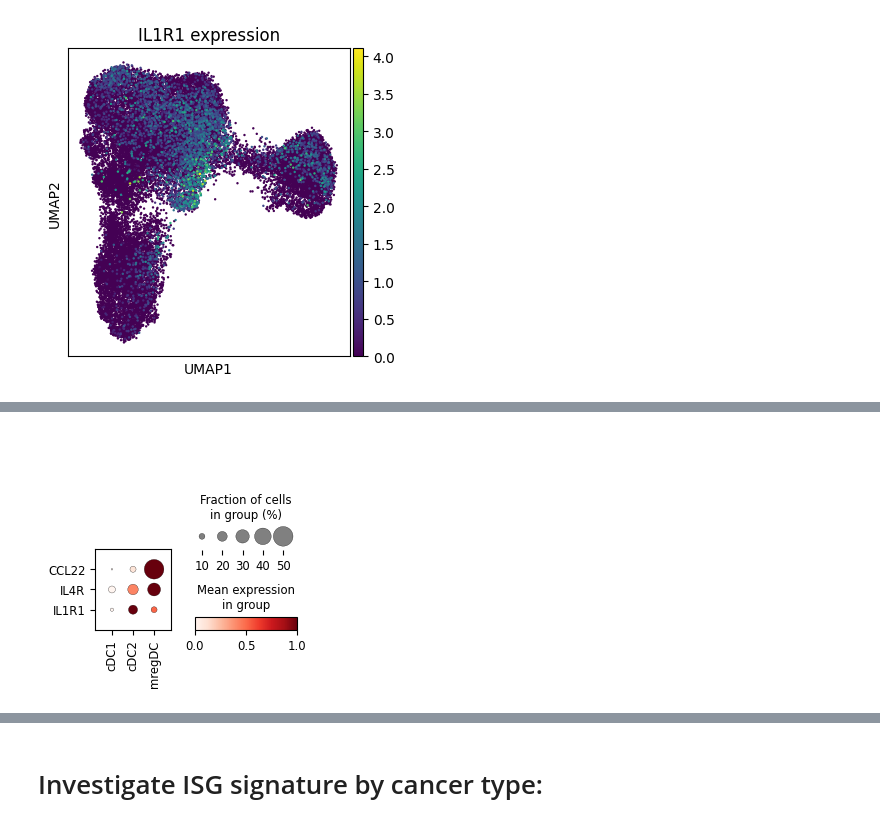
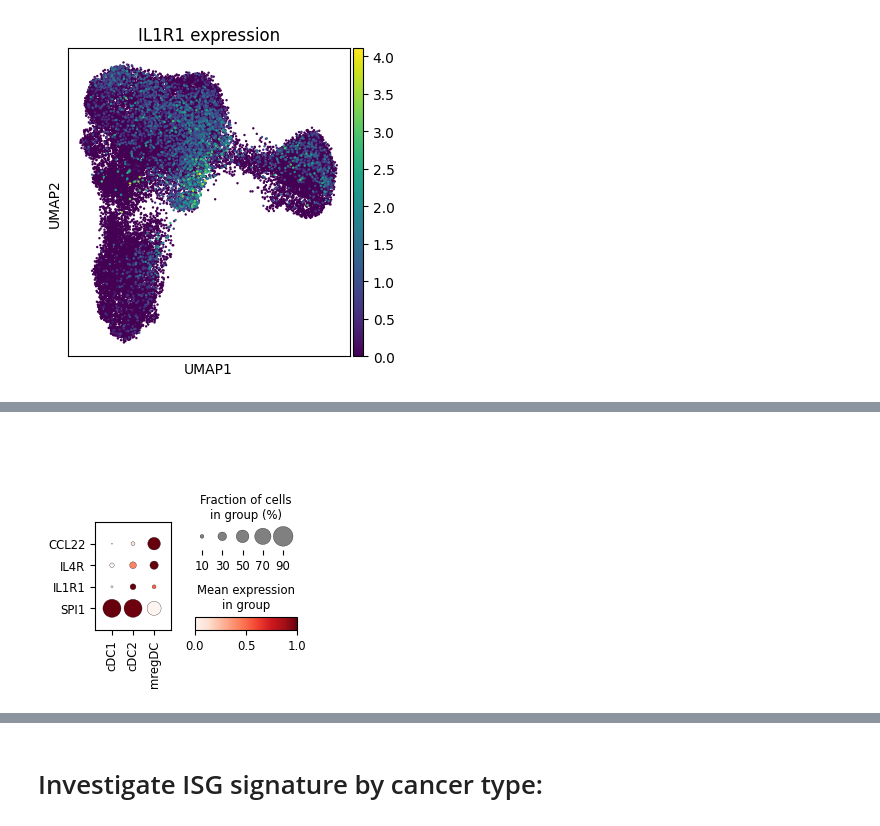
Before and after one commit to tuonglab/Nikita-project, a Jupyter notebook: notebooks/06_Atlas_generation_visualise/2025-09-04_DC_only_bbknn_CCL22.ipynb, the cells around one changed output, grey strips where cells are left out. Drawn from its saved outputs; the diff is of its cells as text; code cells hidden in the pictures.

```diff
--- a/notebooks/06_Atlas_generation_visualise/2025-09-04_DC_only_bbknn_CCL22.ipynb
+++ b/notebooks/06_Atlas_generation_visualise/2025-09-04_DC_only_bbknn_CCL22.ipynb
@@ -87,7 +96,7 @@ with plt.rc_context({"figure.figsize": (4, 4)}):
 # %%
-sc.pl.dotplot(data, ["CCL22","IL4R","IL1R1"], groupby="NR_annotations_simple", standard_scale="var", swap_axes=True)
+sc.pl.dotplot(data, ["CCL22","IL4R","IL1R1","SPI1"], groupby="NR_annotations_simple", standard_scale="var", swap_axes=True)
 # %% [output]
-[figure, old version]
+[figure, new version]
 # %%
 # Subset to only primary tumours
 data_OC = data[data.obs["cancer_with_H"].isin(["HGSOC"])]
```
Also changed, not shown: parts of 4 cells of this notebook, 1 other file.
